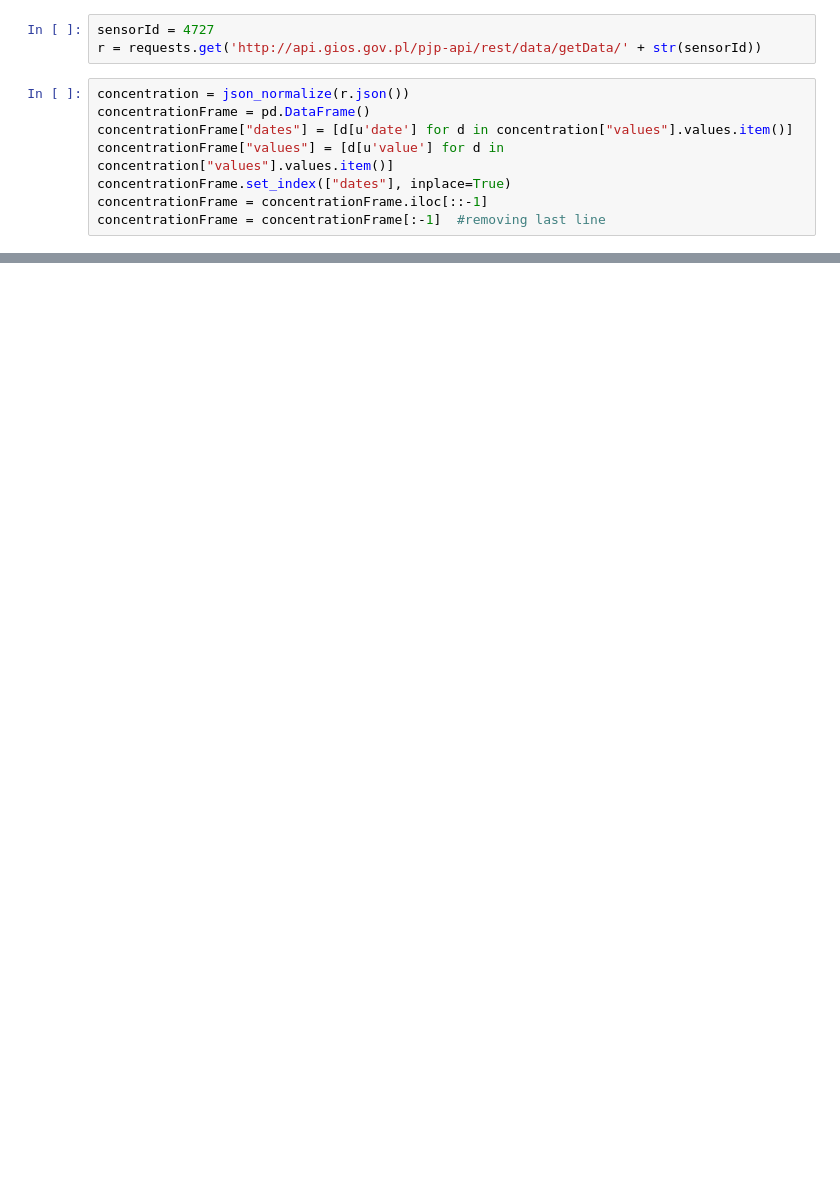
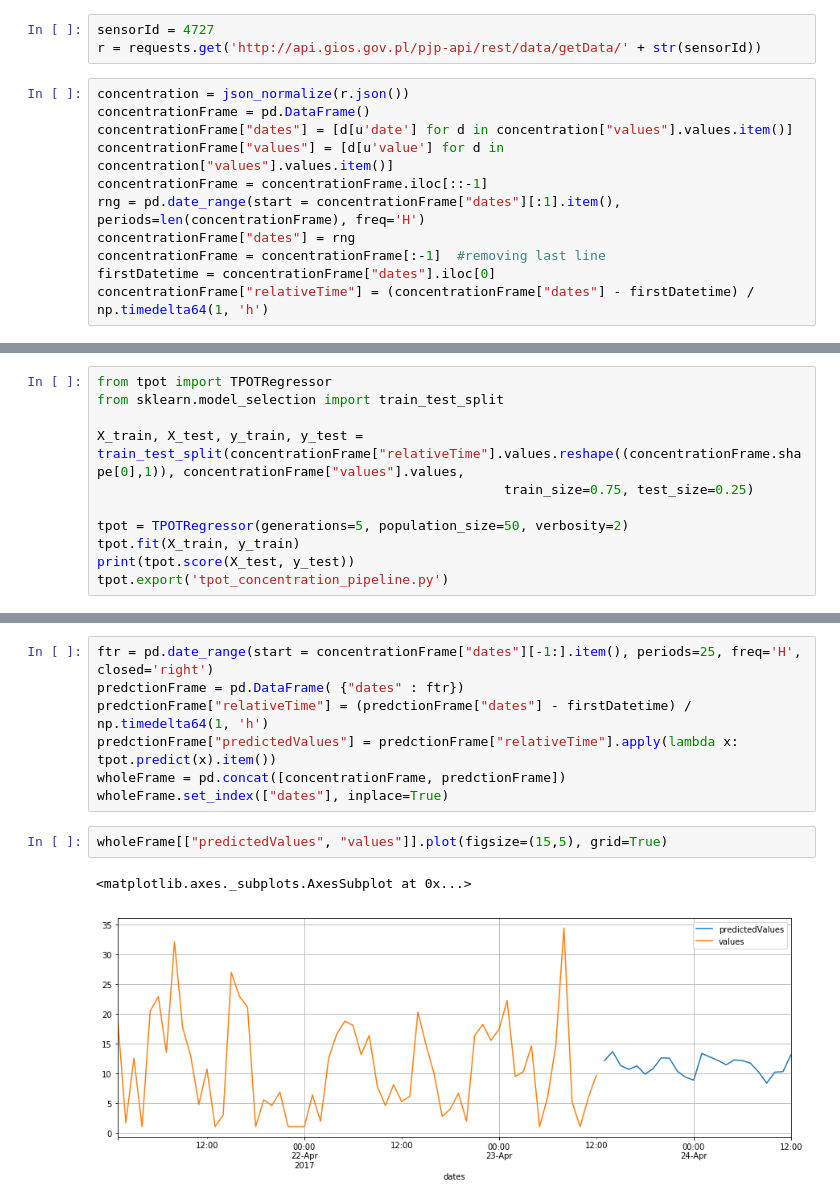
Before and after one commit to QuantumDamage/AQIP, a Jupyter notebook: workspace/04-timeseries.ipynb, the cells around one changed output, grey strips where cells are left out. Drawn from its saved outputs; the diff is of its cells as text; blank space fills up the shorter version.

```diff
--- a/workspace/04-timeseries.ipynb
+++ b/workspace/04-timeseries.ipynb
@@ -14,6 +13,9 @@ concentration = json_normalize(r.json())
 concentrationFrame = pd.DataFrame()
 concentrationFrame["dates"] = [d[u'date'] for d in concentration["values"].values.item()]
 concentrationFrame["values"] = [d[u'value'] for d in concentration["values"].values.item()]
-concentrationFrame.set_index(["dates"], inplace=True)
 concentrationFrame = concentrationFrame.iloc[::-1]
+rng = pd.date_range(start = concentrationFrame["dates"][:1].item(), periods=len(concentrationFrame), freq='H')
+concentrationFrame["dates"] = rng
 concentrationFrame = concentrationFrame[:-1]  #removing last line
+firstDatetime = concentrationFrame["dates"].iloc[0]
+concentrationFrame["relativeTime"] = (concentrationFrame["dates"] - firstDatetime) / np.timedelta64(1, 'h')
@@ -58,0 +42,11 @@ Whole dataset 55, training 50, validation 5
+# %%
+from tpot import TPOTRegressor
+from sklearn.model_selection import train_test_split
+
+X_train, X_test, y_train, y_test = train_test_split(concentrationFrame["relativeTime"].values.reshape((concentrationFrame.shape[0],1)), concentrationFrame["values"].values,
+                                                    train_size=0.75, test_size=0.25)
+
+tpot = TPOTRegressor(generations=5, population_size=50, verbosity=2)
+tpot.fit(X_train, y_train)
+print(tpot.score(X_test, y_test))
+tpot.export('tpot_concentration_pipeline.py')
@@ -58,0 +63,12 @@ Whole dataset 55, training 50, validation 5
+# %%
+ftr = pd.date_range(start = concentrationFrame["dates"][-1:].item(), periods=25, freq='H', closed='right')
+predctionFrame = pd.DataFrame( {"dates" : ftr})
+predctionFrame["relativeTime"] = (predctionFrame["dates"] - firstDatetime) / np.timedelta64(1, 'h')
+predctionFrame["predictedValues"] = predctionFrame["relativeTime"].apply(lambda x: tpot.predict(x).item())
+wholeFrame = pd.concat([concentrationFrame, predctionFrame])
+wholeFrame.set_index(["dates"], inplace=True)
+# %%
+wholeFrame[["predictedValues", "values"]].plot(figsize=(15,5), grid=True)
+# %% [output]
+<matplotlib.axes._subplots.AxesSubplot at 0x...>
+[figure, added]
```
Also changed, not shown: parts of 8 cells of this notebook.
